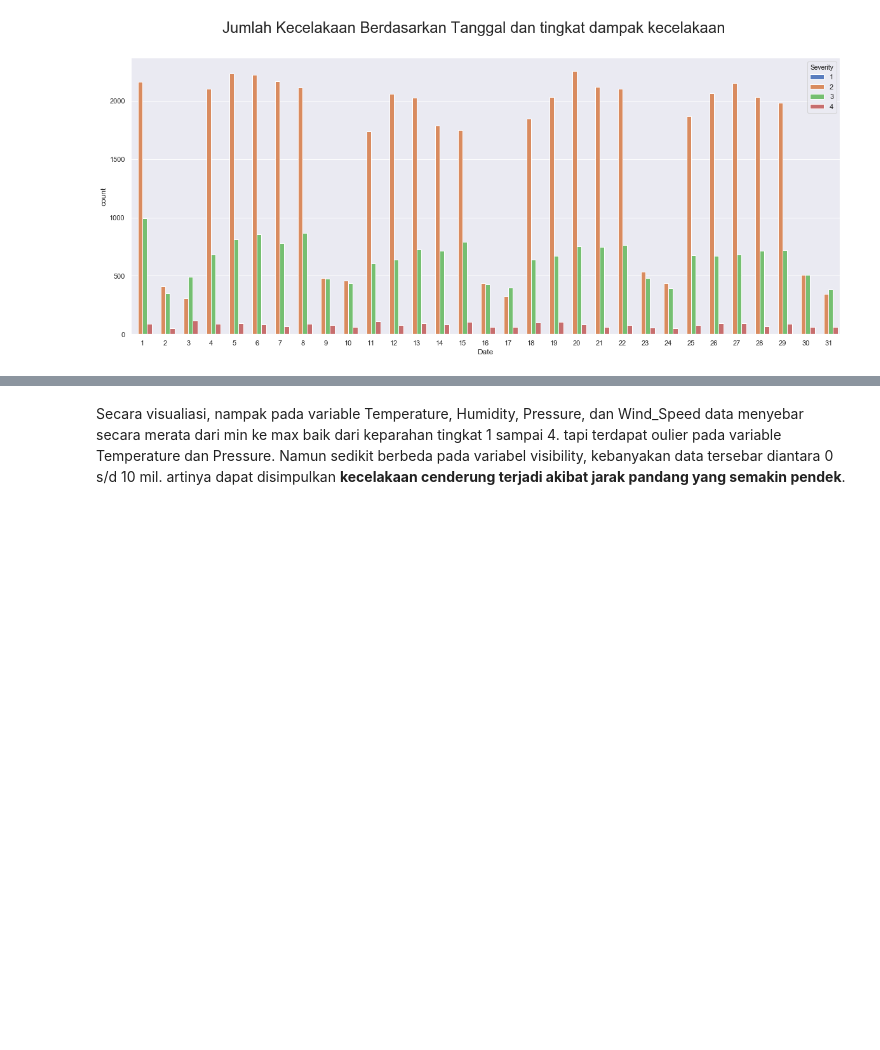
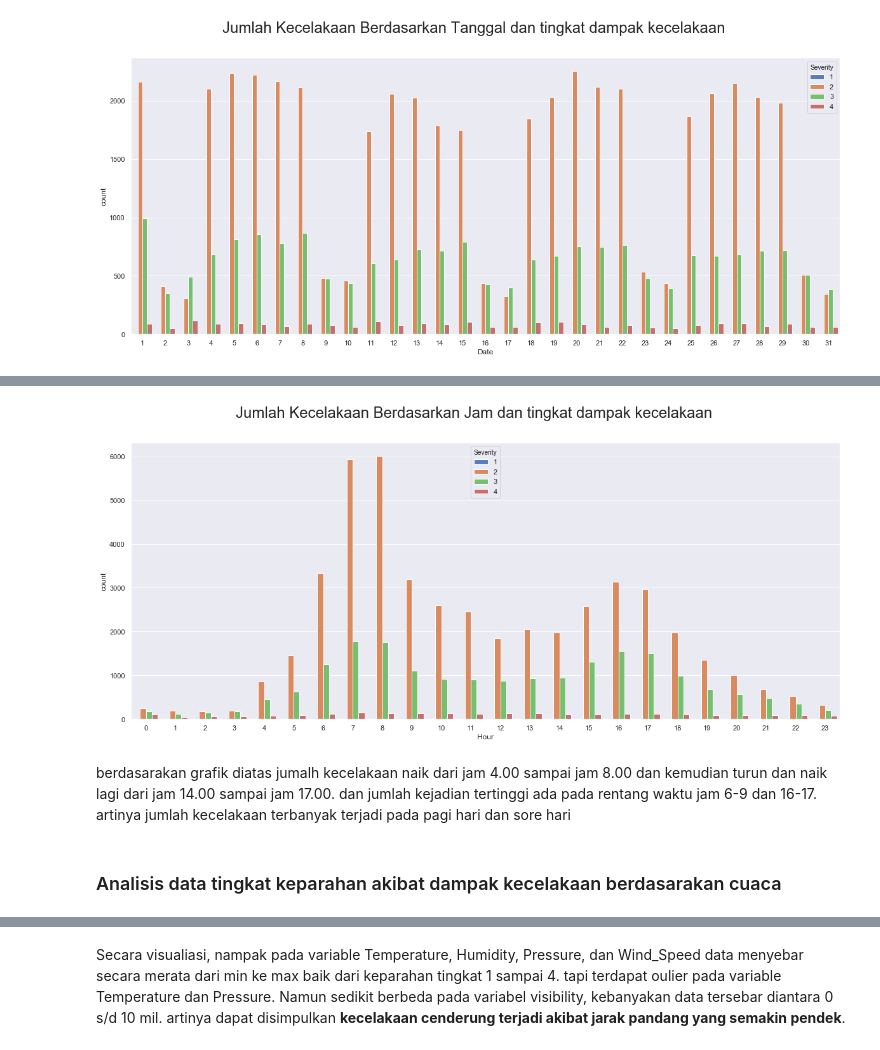
Before and after one commit to maftuhm/UAS-kapita-selekta-komputasi, a Jupyter notebook: UAS KAPITA SELEKTA KOMPUTASI.ipynb, the cells around one changed output, grey strips where cells are left out. Cells and saved outputs as stored; diff of their text form; code cells hidden in the pictures; blank space fills up the shorter version.

```diff
--- a/UAS KAPITA SELEKTA KOMPUTASI.ipynb
+++ b/UAS KAPITA SELEKTA KOMPUTASI.ipynb
@@ -530,3 +533,14 @@ Jika dilihat dari dua grafik diatas, jumlah kecelakaan naik dan turun setiap min
+# %%
+plt.figure(figsize=(20,8))
+plt.suptitle('Jumlah Kecelakaan Berdasarkan Jam dan tingkat dampak kecelakaan', fontsize=24)
+ax = sns.countplot(x = 'Hour', hue = 'Severity', palette = 'muted', data=data_waktu)
+# %% [output]
+[figure, added]
+# %% [markdown]
+berdasarakan grafik diatas jumalh kecelakaan naik dari jam 4.00 sampai jam 8.00 dan kemudian turun dan naik lagi dari jam 14.00 sampai jam 17.00.
+dan jumlah kejadian tertinggi ada pada rentang waktu jam 6-9 dan 16-17. artinya jumlah kecelakaan terbanyak terjadi pada pagi hari dan sore hari
+# %% [markdown]
+### Analisis data tingkat keparahan akibat dampak kecelakaan berdasarakan cuaca
 # %%
 fig, ax = plt.subplots(2,3, figsize=(20,16))
 wheater_variables = ['Temperature(F)', 'Humidity(%)', 'Pressure(in)', 'Visibility(mi)',
```
Also changed, not shown: parts of 27 cells of this notebook.
